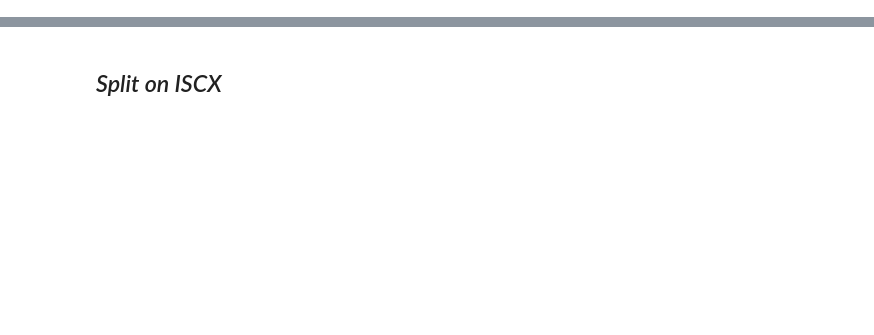
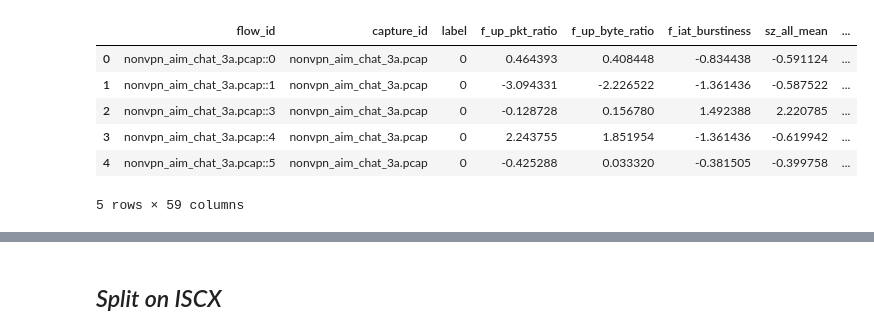
Before and after one commit to MalinaDumitrescu/ai-vpn-firewall, a Jupyter notebook: notebooks/08_iscx_data_processing.ipynb, the cells around one changed output, grey strips where cells are left out. Cells and saved outputs as stored; diff of their text form; code cells hidden in the pictures; blank space fills up the shorter version.

Commit message:
Corrected the iscx, I missed one column that was in vnat but not in iscx

```diff
--- a/notebooks/08_iscx_data_processing.ipynb
+++ b/notebooks/08_iscx_data_processing.ipynb
@@ -386,6 +458,18 @@ else:
 
 features_scaled = pipe.transform(features_raw)
 
+# --- Add q_min_packets_ok (trainable filter) ---
+# MIN_PACKETS is already loaded from features.yaml above
+if "q_packet_count" not in features_scaled.columns:
+    raise KeyError(
+        "Missing column 'q_packet_count' in features_scaled. "
+        "Check your feature extractor output / naming."
+    )
+
+features_scaled["q_min_packets_ok"] = (
+    features_scaled["q_packet_count"].astype(int) >= int(MIN_PACKETS)
+).astype(float)
+
 train_list = paths.data_splits / "iscx_train_captures.txt"
 val_list   = paths.data_splits / "iscx_val_captures.txt"
 test_list  = paths.data_splits / "iscx_test_captures.txt"
@@ -407,3 +491,4 @@ features_scaled.to_parquet(features_out, index=False)
 logger.info(f"Saved ISCX scaled features: {features_out}")
 
 features_scaled.head()
+# %% [output]
@@ -410,3 +499,10 @@ features_scaled.head()
+|  | flow_id | capture_id | label | f_up_pkt_ratio | f_up_byte_ratio | f_iat_burstiness | sz_all_mean | ... |
+| 0 | nonvpn_aim_chat_3a.pcap::0 | nonvpn_aim_chat_3a.pcap | 0 | 0.464393 | 0.408448 | -0.834438 | -0.591124 | ... |
+| 1 | nonvpn_aim_chat_3a.pcap::1 | nonvpn_aim_chat_3a.pcap | 0 | -3.094331 | -2.226522 | -1.361436 | -0.587522 | ... |
+| 2 | nonvpn_aim_chat_3a.pcap::3 | nonvpn_aim_chat_3a.pcap | 0 | -0.128728 | 0.156780 | 1.492388 | 2.220785 | ... |
+| 3 | nonvpn_aim_chat_3a.pcap::4 | nonvpn_aim_chat_3a.pcap | 0 | 2.243755 | 1.851954 | -1.361436 | -0.619942 | ... |
+| 4 | nonvpn_aim_chat_3a.pcap::5 | nonvpn_aim_chat_3a.pcap | 0 | -0.425288 | 0.033320 | -0.381505 | -0.399758 | ... |
+5 rows × 59 columns
 # %%
 def sha256_file(p: Path) -> str:
     h = hashlib.sha256()
```
Also changed, not shown: parts of 15 cells of this notebook, 2 other files.
